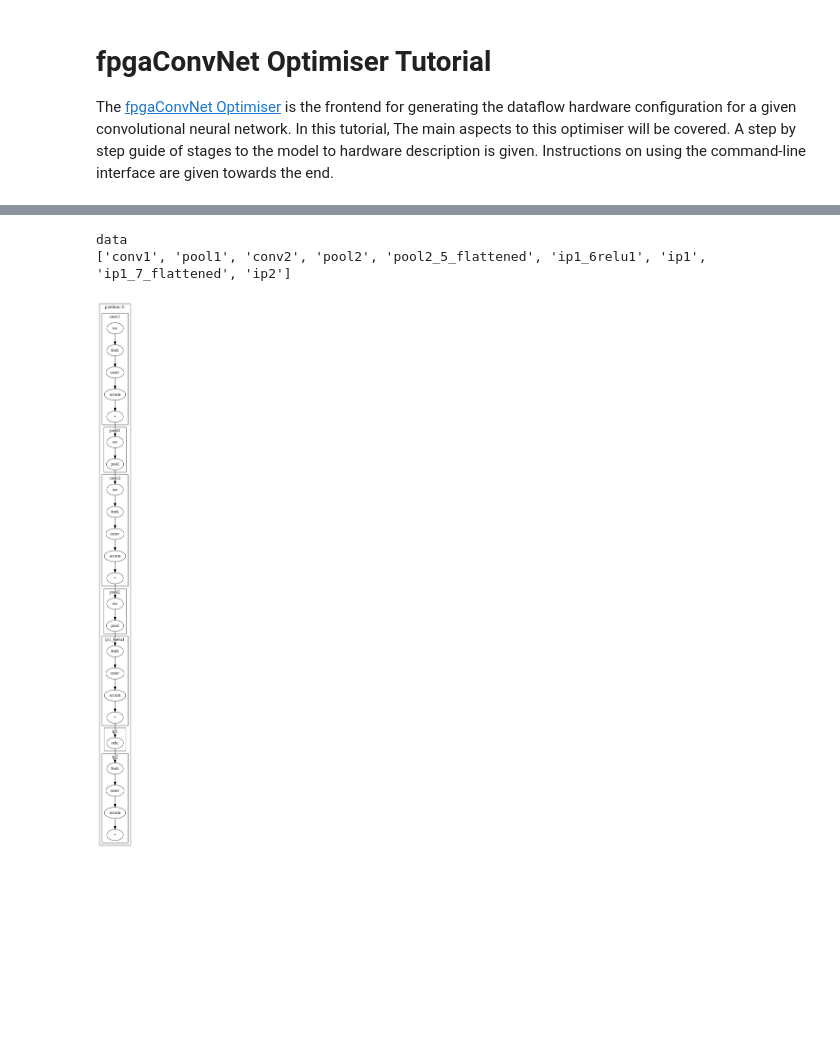
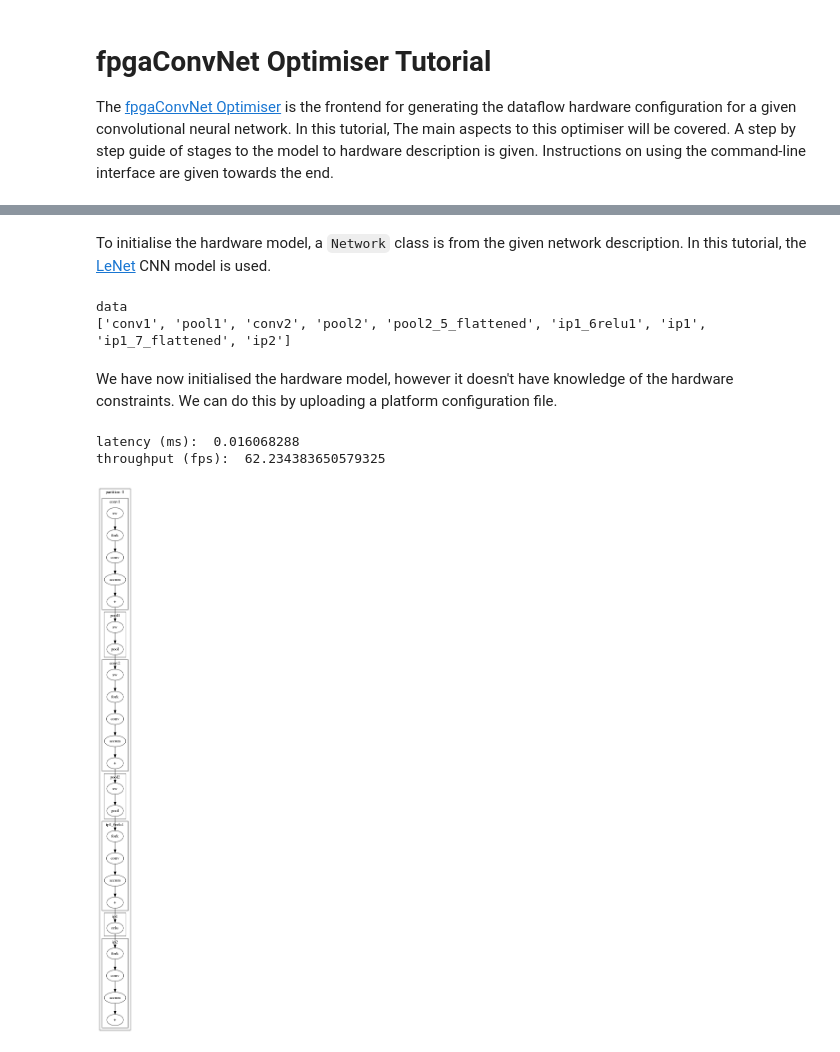
Before and after one commit to AlexMontgomerie/fpgaconvnet-tutorial, a Jupyter notebook: fpgaconvnet-optimiser.ipynb, the cells around one changed output, grey strips where cells are left out. Drawn from its saved outputs; the diff is of its cells as text; code cells hidden in the pictures; blank space fills up the shorter version.

Commit message:
working on  tutorial

```diff
--- a/fpgaconvnet-optimiser.ipynb
+++ b/fpgaconvnet-optimiser.ipynb
@@ -35,14 +16,28 @@ lenet.onnx          100%[===================>]   1.65M  4.40MB/s    in 0.4s
+# %% [markdown]
+To initialise the hardware model, a `Network` class is from the given network description. In this tutorial, the [LeNet]() CNN model is used.
 # %%
 from fpgaconvnet_optimiser.models.network import Network
 
 # create network
 lenet = Network("lenet", "lenet.onnx")
 lenet.update_partitions()
-
-# visualise network
-lenet.visualise("figures/lenet_baseline.png")
-Image(filename="figures/lenet_baseline.png")
 # %% [output]
 data
 ['conv1', 'pool1', 'conv2', 'pool2', 'pool2_5_flattened', 'ip1_6relu1', 'ip1', 'ip1_7_flattened', 'ip2']
-[figure, removed]
+# %% [markdown]
+We have now initialised the hardware model, however it doesn't have knowledge of the hardware constraints. We can do this by uploading a platform configuration file.
+# %%
+# give hardware model a platform configuration
+lenet.update_platform("zedboard.json")
+
+# get resource and performance estimates
+print("latency (ms): ", lenet.get_latency())
+print("throughput (fps): ", lenet.get_throughput())
+
+# visualise network
+lenet.visualise("figures/lenet_baseline.png")
+Image(filename="figures/lenet_baseline.png")
+# %% [output]
+latency (ms):  0.016068288
+throughput (fps):  62.234383650579325
+[figure, added]
```
Also changed, not shown: parts of 12 cells of this notebook, 2 other files.
